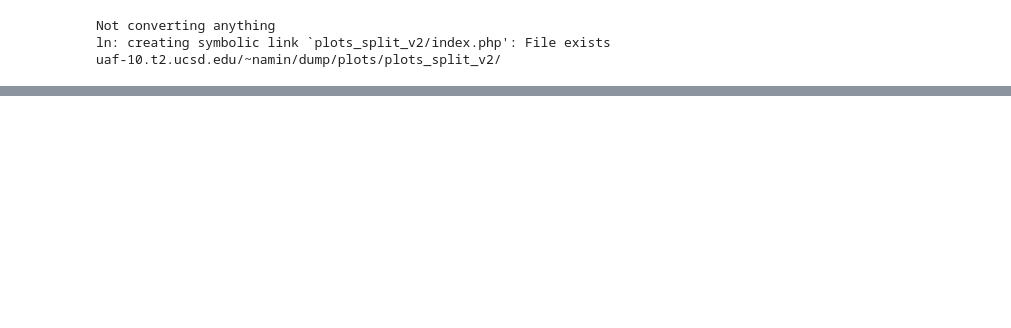
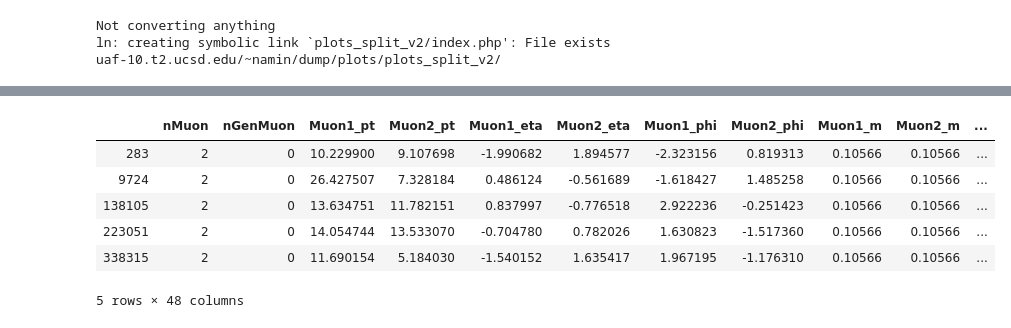
Before and after one commit to usarica/scouting, a Jupyter notebook: analysis/distributions.ipynb, the cells around one changed output, grey strips where cells are left out. Cells and saved outputs as stored; diff of their text form; code cells hidden in the pictures; blank space fills up the shorter version.

```diff
--- a/analysis/distributions.ipynb
+++ b/analysis/distributions.ipynb
@@ -341,0 +432,10 @@ uaf-10.t2.ucsd.edu/~namin/dump/plots/plots_split_v2/
+# %%
+df.filter(like="Muon")
+# %% [output]
+|  | nMuon | nGenMuon | Muon1_pt | Muon2_pt | Muon1_eta | Muon2_eta | Muon1_phi | Muon2_phi | Muon1_m | Muon2_m | ... |
+| 283 | 2 | 0 | 10.229900 | 9.107698 | -1.990682 | 1.894577 | -2.323156 | 0.819313 | 0.10566 | 0.10566 | ... |
+| 9724 | 2 | 0 | 26.427507 | 7.328184 | 0.486124 | -0.561689 | -1.618427 | 1.485258 | 0.10566 | 0.10566 | ... |
+| 138105 | 2 | 0 | 13.634751 | 11.782151 | 0.837997 | -0.776518 | 2.922236 | -0.251423 | 0.10566 | 0.10566 | ... |
+| 223051 | 2 | 0 | 14.054744 | 13.533070 | -0.704780 | 0.782026 | 1.630823 | -1.517360 | 0.10566 | 0.10566 | ... |
+| 338315 | 2 | 0 | 11.690154 | 5.184030 | -1.540152 | 1.635417 | 1.967195 | -1.176310 | 0.10566 | 0.10566 | ... |
+5 rows × 48 columns
```
Also changed, not shown: parts of 15 cells of this notebook, 13 other files.
